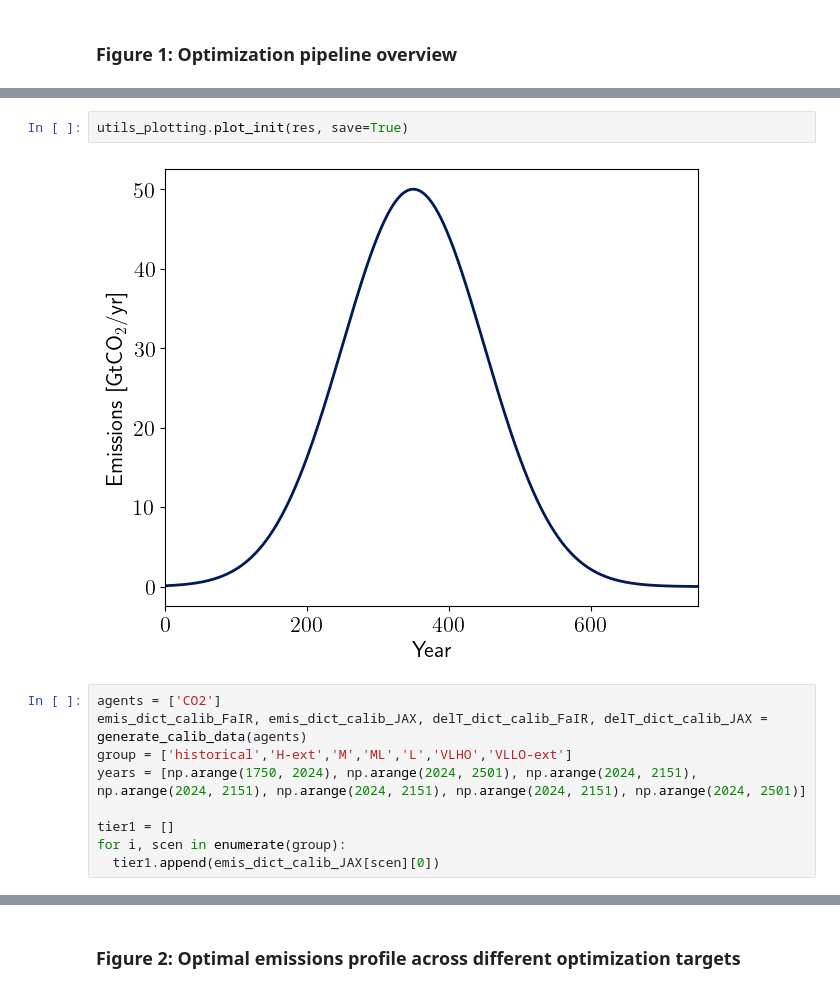
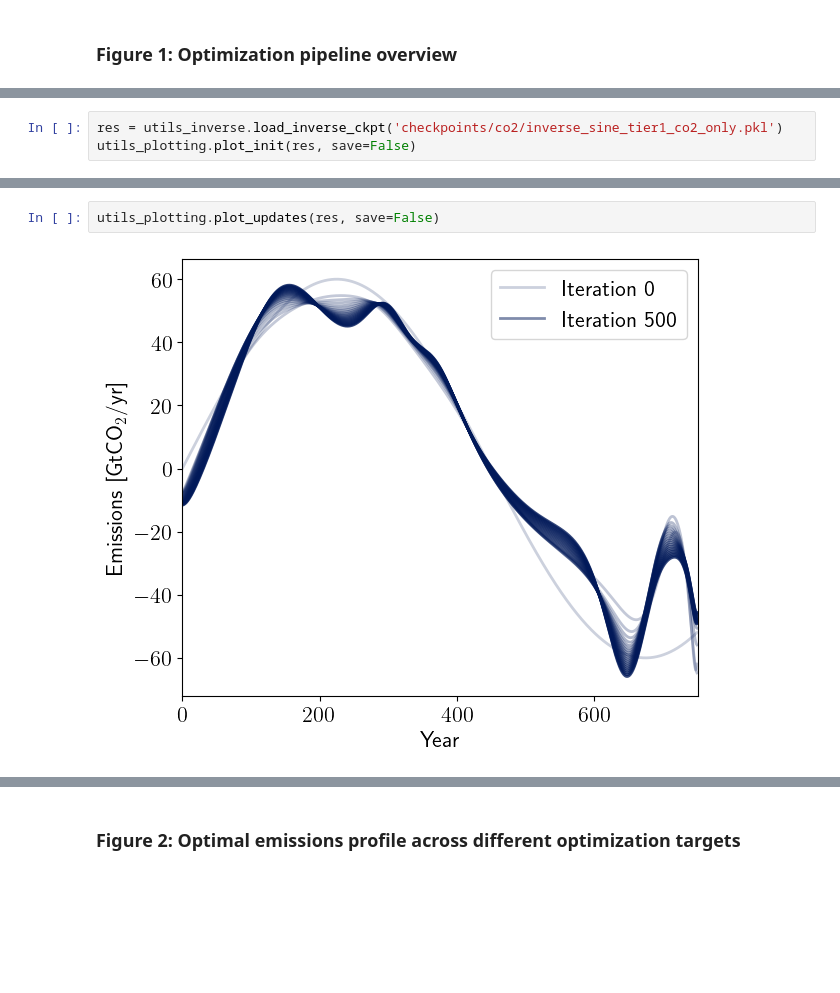
Before and after one commit to cbwomack/Emulator_Training_Data, a Jupyter notebook: 5a_paper_plots.ipynb, the cells around one changed output, grey strips where cells are left out. Saved outputs shown, nothing was run; the diff lists cells and outputs as text; blank space fills up the shorter version.

Commit message:
Refactor: simplified plotting notebooks

```diff
--- a/5a_paper_plots.ipynb
+++ b/5a_paper_plots.ipynb
@@ -32,0 +10,3 @@ res = {
+# %%
+res = utils_inverse.load_inverse_ckpt('checkpoints/co2/inverse_sine_tier1_co2_only.pkl')
+utils_plotting.plot_init(res, save=False)
@@ -33,13 +20,4 @@ res = {
 # %%
-utils_plotting.plot_init(res, save=True)
+utils_plotting.plot_updates(res, save=False)
 # %% [output]
-[figure, old version]
+[figure, new version]
-# %%
-agents = ['CO2']
-emis_dict_calib_FaIR, emis_dict_calib_JAX, delT_dict_calib_FaIR, delT_dict_calib_JAX = generate_calib_data(agents)
-group = ['historical','H-ext','M','ML','L','VLHO','VLLO-ext']
-years = [np.arange(1750, 2024), np.arange(2024, 2501), np.arange(2024, 2151), np.arange(2024, 2151), np.arange(2024, 2151), np.arange(2024, 2151), np.arange(2024, 2501)]
-
-tier1 = []
-for i, scen in enumerate(group):
-  tier1.append(emis_dict_calib_JAX[scen][0])
```
Also changed, not shown: parts of 47 cells of this notebook, 3 other files.
